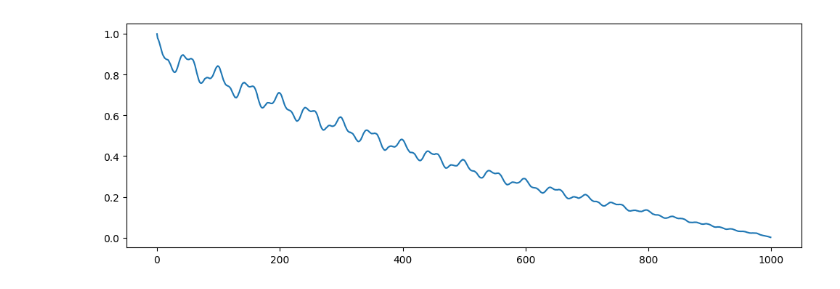
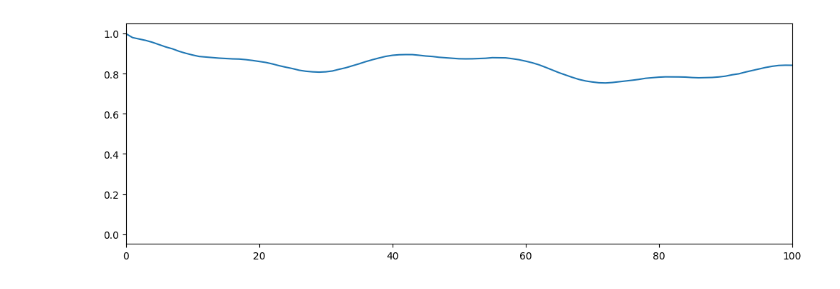
Before and after one commit to Apsodius1/Procesarea-Semnalelor, a Jupyter notebook: lab8/lab8.ipynb, the cells around one changed output. Saved outputs shown, nothing was run; the diff lists cells and outputs as text; code cells hidden in the pictures.

```diff
--- a/lab8/lab8.ipynb
+++ b/lab8/lab8.ipynb
@@ -47,21 +49,29 @@ plt.show()
 # %%
-# b) Autocorelatia seriei de timp
-N = 1000
-t = np.linspace(0, N, N)
-trend =  t**2*0.00001 + 0.01*t + 5
-sezon = 5 * np.sin(2 * np.pi * 0.02 * t) + 3 * np.cos(2 * np.pi * 0.05 * t)
-variatii_mici = np.random.normal(0, 2, 1000)
-serie_timp = trend + sezon + variatii_mici
+def get_time_series():
+    N = 1000
+    t = np.linspace(0, N, N)
+    trend =  t**2*0.00001 + 0.01*t + 5
+    seasonal = 5 * np.sin(2 * np.pi * 0.02 * t) + 3 * np.cos(2 * np.pi * 0.05 * t)
+    white_noise = np.random.normal(0, 2, 1000)
+    time_series = trend + seasonal + white_noise
 
-autocorelare = np.correlate(serie_timp, serie_timp, mode='full')
-
-autocorelare /= np.max(autocorelare)
-
-autocorelare = autocorelare[len(autocorelare)//2:]
-
-
-plt.figure(figsize=(12, 4))
-plt.plot(autocorelare)
-plt.show()
+    return time_series
-# %% [output]
-[figure, removed]
+# %%
+# b) Autocorelatia seriei de timp
+time_series = get_time_series()
+
+
+autocorenation = np.correlate(time_series, time_series, mode='full')
+
+autocorenation /= np.max(autocorenation)
+
+autocorenation = autocorenation[len(autocorenation)//2:]
+
+
+plt.figure(figsize=(12, 4))
+plt.plot(autocorenation)
+#show only 100 lags
+plt.xlim(0, 100)
+plt.show()
+# %% [output]
+[figure, added]
```
Also changed, not shown: parts of 3 cells of this notebook, 2 other files.
